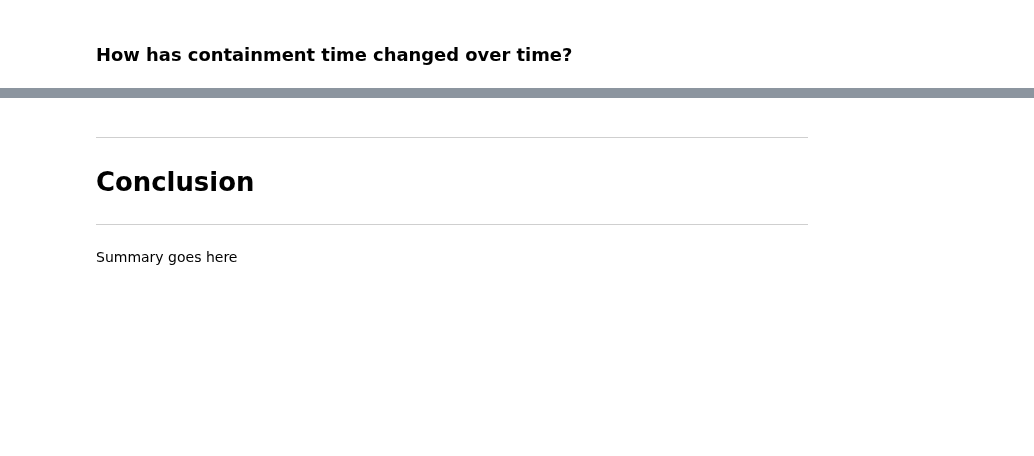
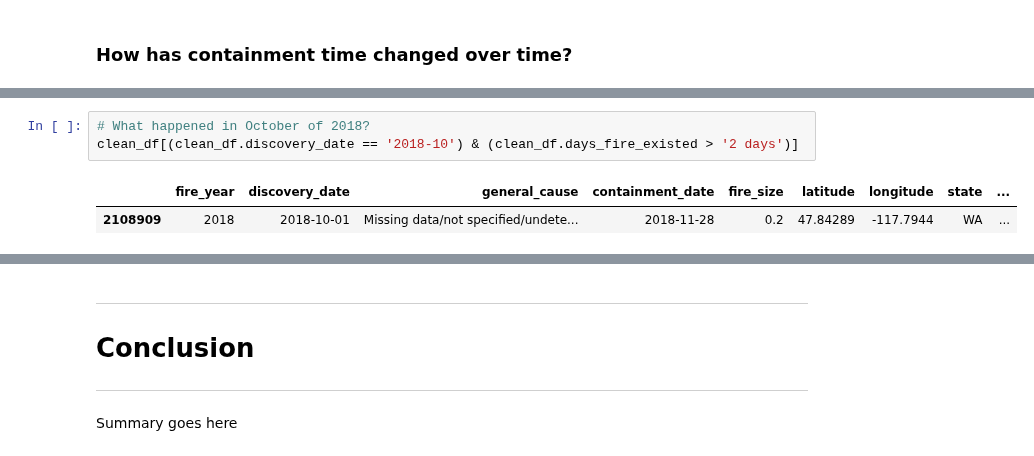
Before and after one commit to Dames-Researching-Flames/Sound-the-Alarm, a Jupyter notebook: Individual Works/Jeanettes_Workbook.ipynb, the cells around one changed output, grey strips where cells are left out. Cells and saved outputs as stored; diff of their text form; blank space fills up the shorter version.

```diff
--- a/Individual Works/Jeanettes_Workbook.ipynb
+++ b/Individual Works/Jeanettes_Workbook.ipynb
@@ -197,0 +317,6 @@ df.fire_size.max()
+# %%
+# What happened in October of 2018?
+clean_df[(clean_df.discovery_date == '2018-10') & (clean_df.days_fire_existed > '2 days')]
+# %% [output]
+|  | fire_year | discovery_date | general_cause | containment_date | fire_size | latitude | longitude | state | ... |
+| 2108909 | 2018 | 2018-10-01 | Missing data/not specified/undete... | 2018-11-28 | 0.2 | 47.84289 | -117.7944 | WA | ... |
```
Also changed, not shown: parts of 16 cells of this notebook.
